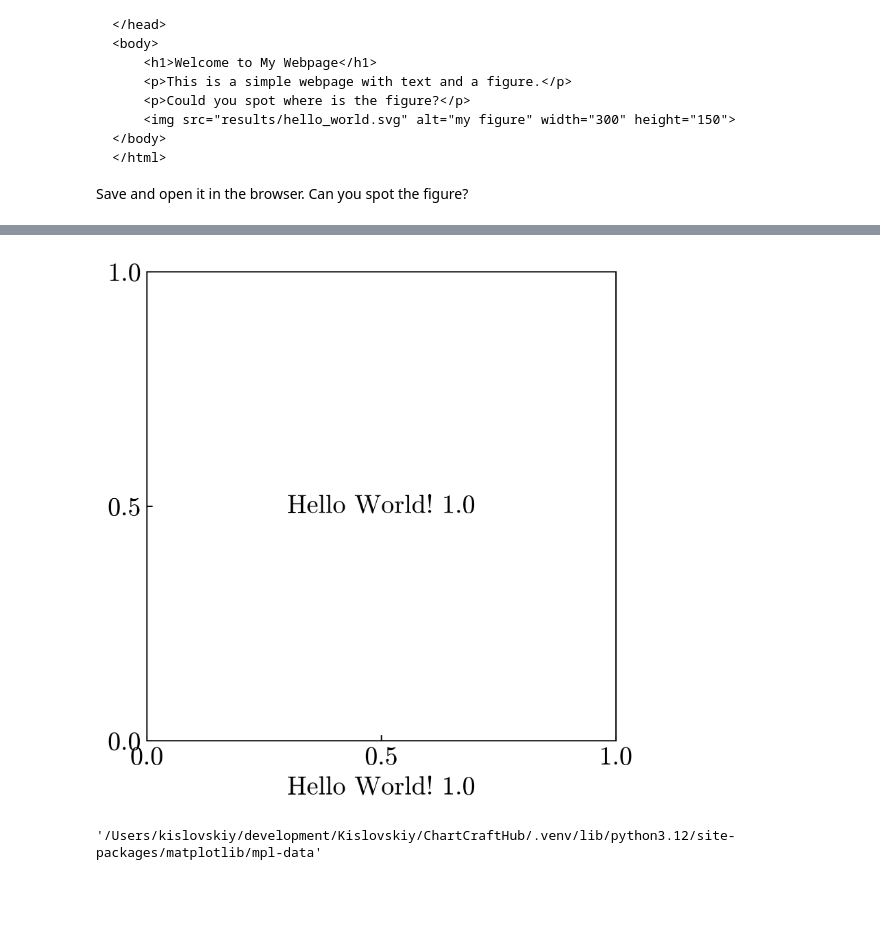
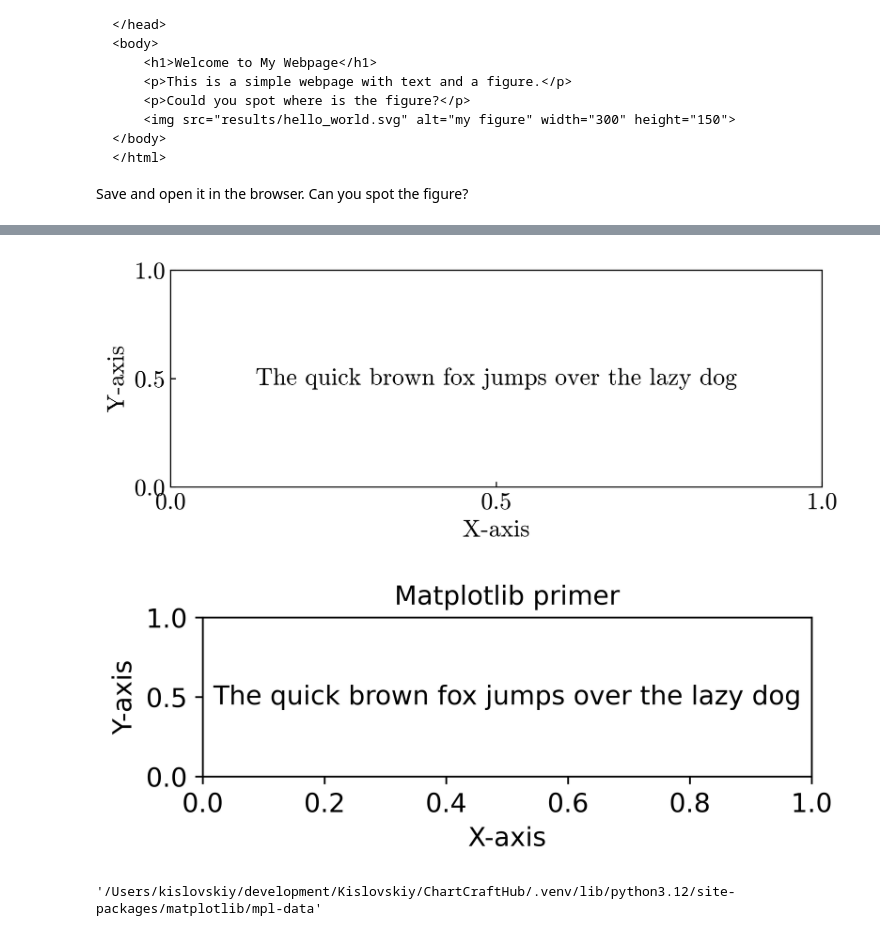
Before and after one commit to Kislovskiy/ChartCraftHub, a Jupyter notebook: src/ChartCraftHub/chapter_1.ipynb, the cells around one changed output, grey strips where cells are left out. Cells and saved outputs as stored; diff of their text form; code cells hidden in the pictures; blank space fills up the shorter version.

```diff
--- a/src/ChartCraftHub/chapter_1.ipynb
+++ b/src/ChartCraftHub/chapter_1.ipynb
@@ -162,25 +167,41 @@ plt.show()
 # %%
 from pathlib import Path
 import matplotlib as mpl
 from matplotlib import pyplot as plt
 from matplotlib import rc
 
-fig = plt.figure(figsize=(4, 4), dpi=600)
+fig = plt.figure(figsize=(6, 2), dpi=600)
 ax = fig.add_axes([0, 0, 1, 1])
 # fpath = Path(mpl.get_data_path(), "fonts/ttf/cmr10.ttf")
 
 ax.set_xlabel('This is the default font')
-ax.text(x=0.5, y=0.5, s="Hello World! 1.0", ha="center", fontsize=16, va="center", fontfamily="cmr10")
-ax.set_xlabel("Hello World! 1.0", fontsize=16, font="cmr10")
+ax.text(x=0.5, y=0.5, s="The quick brown fox jumps over the lazy dog", ha="center", fontsize=16, va="center", fontfamily="cmr10")
+ax.set_xlabel("X-axis", fontsize=16, font="cmr10")
+ax.set_ylabel("Y-axis", fontsize=16, font="cmr10")
 ax.tick_params(axis='both', which='both', labelsize=16, direction="in", )
 ax.set_xticks([0, 0.5, 1])
 ax.set_yticks([0, 0.5, 1])
  # ax.set_axis_off()
 # fig.tight_layout()
-fig.savefig("results/hello_world.png", dpi=300)
+fig.savefig("results/hello_world.svg")
 plt.show()
 # %% [output]
-[figure, old version]
+[figure, new version]
+# %%
+from matplotlib import pyplot as plt
+
+fig, ax = plt.subplots(figsize=(5, 2), dpi=600)
+fontsize = 12
+ax.text(x=0.5, y=0.5, s="The quick brown fox jumps over the lazy dog", ha="center", va="center", fontsize=fontsize)
+ax.set_xlabel("X-axis", fontsize=fontsize)
+ax.set_ylabel("Y-axis", fontsize=fontsize)
+ax.tick_params(axis='both', which='both', labelsize=fontsize)
+ax.set_title("Matplotlib primer", fontsize=fontsize)
+fig.tight_layout()
+fig.savefig("../../docs/source/images/figure_sized.png")
+plt.show()
+# %% [output]
+[figure, added]
 # %%
 mpl.get_data_path()
 # %% [output]
```
Also changed, not shown: parts of 3 cells of this notebook, 5 other files.
